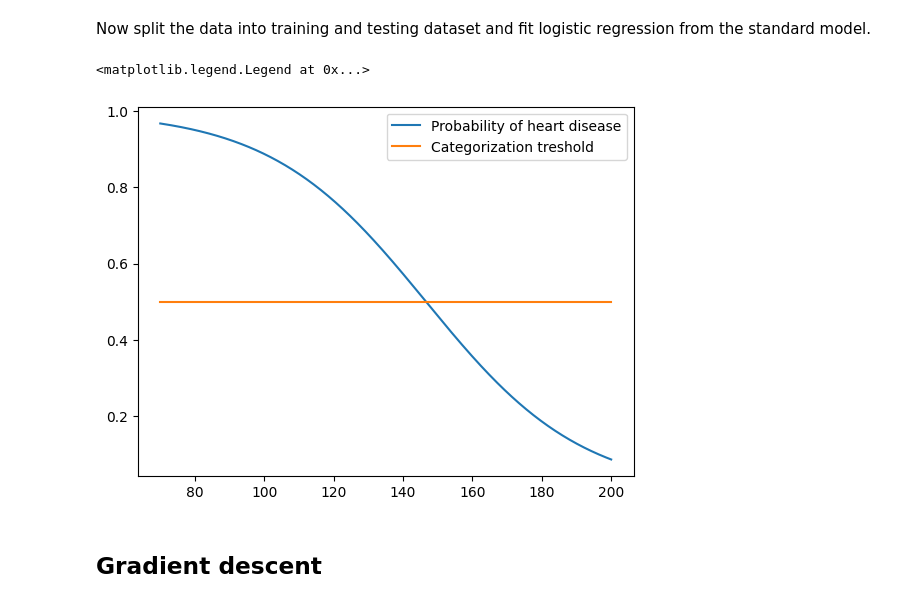
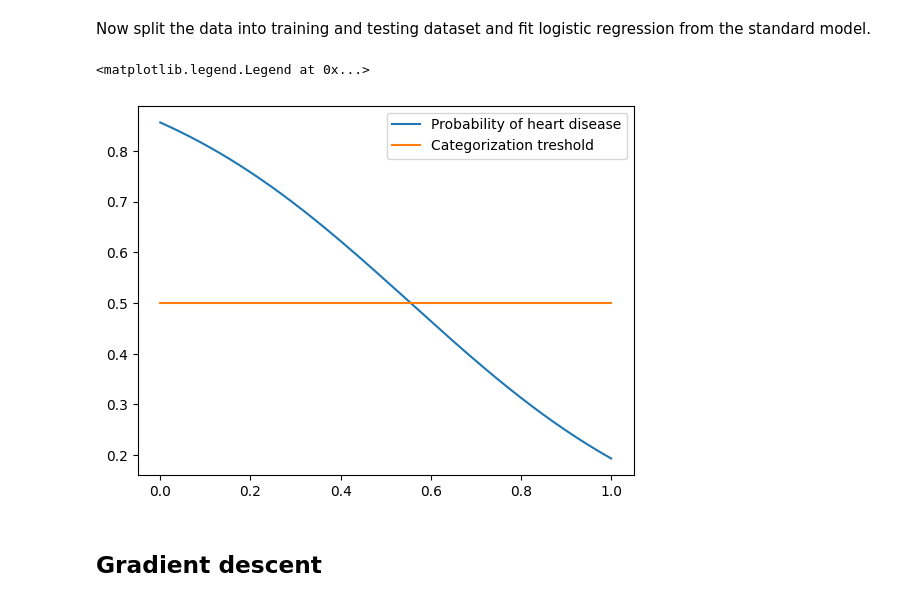
Before and after one commit to LexXxik/learning_statistical_learning, a Jupyter notebook: lessons/l_6_logistic_regression.ipynb, the cells around one changed output. Drawn from its saved outputs; the diff is of its cells as text; code cells hidden in the pictures.

```diff
--- a/lessons/l_6_logistic_regression.ipynb
+++ b/lessons/l_6_logistic_regression.ipynb
@@ -48,21 +41,21 @@ Now split the data into training and testing dataset and fit logistic regression
 # %%
 #Libraries
 from sklearn.model_selection import train_test_split
 from sklearn.linear_model import LogisticRegression
 
 #Split and train
 X_train, X_test, y_train, y_test = train_test_split(X, y, test_size=0.2, random_state=1)
 model_sci = LogisticRegression(random_state=1).fit(X_train, y_train)
 
 #Plot probabilities
-x_lin = np.linspace(70,200,500).reshape(-1,1)
+x_lin = np.linspace(0,1,500).reshape(-1,1)
 y_proba_sci = model_sci.predict_proba(x_lin)
 plt.plot(x_lin, y_proba_sci[:, 1])
 plt.plot(x_lin, np.array([0.5 for i in range(len(y_proba_sci[:,1]))]))
 plt.legend(["Probability of heart disease", "Categorization treshold"])
 # %% [output]
 <matplotlib.legend.Legend at 0x...>
-[figure, old version]
+[figure, new version]
 # %% [markdown]
 ## Gradient descent
 # %% [markdown]
```
Also changed, not shown: parts of 9 cells of this notebook.
